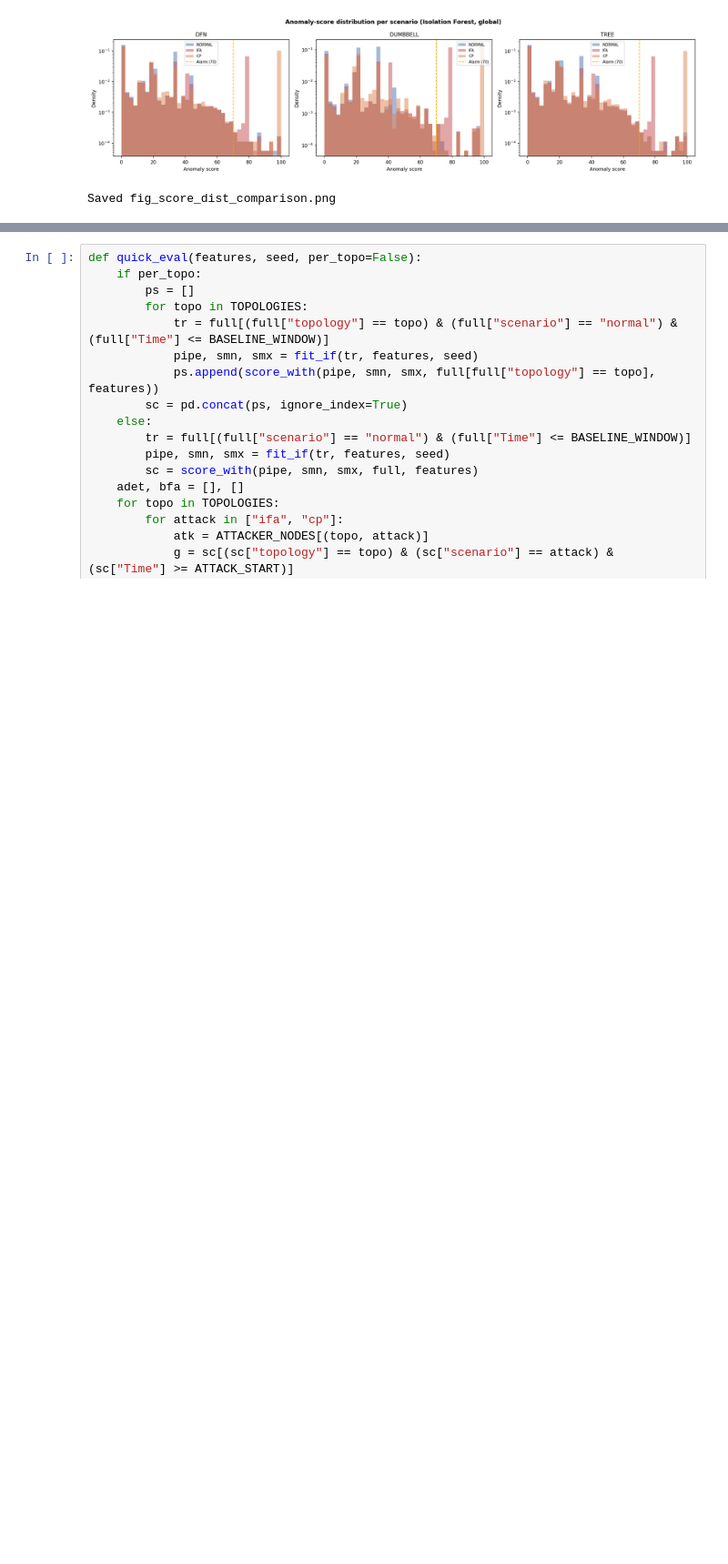
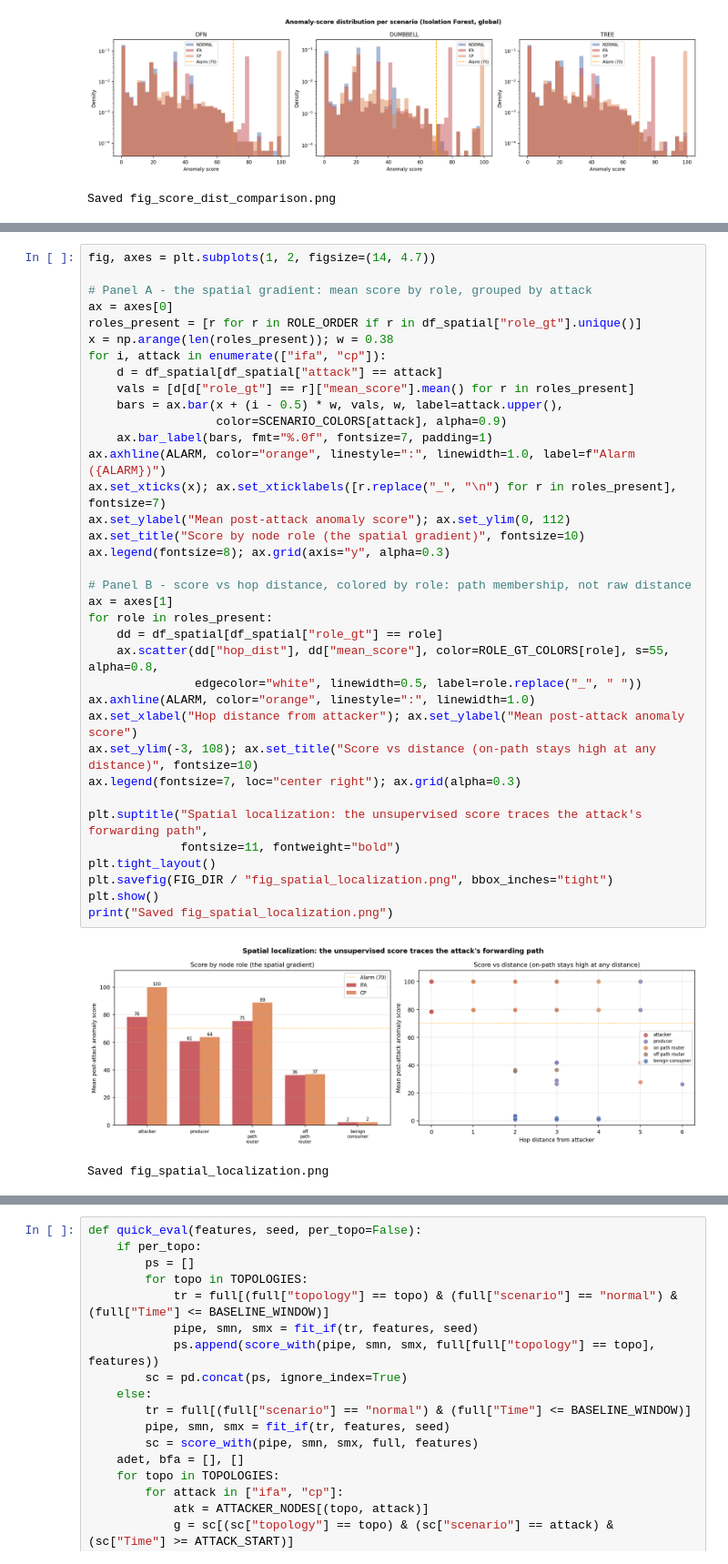
Before and after one commit to ankitpokhrel08/ndn_research_work, a Jupyter notebook: NDNsim/notebooks/03_updated_detection.ipynb, the cells around one changed output, grey strips where cells are left out. Shown at 91% size. Drawn from its saved outputs; the diff is of its cells as text; blank space fills up the shorter version.

```diff
--- a/NDNsim/notebooks/03_updated_detection.ipynb
+++ b/NDNsim/notebooks/03_updated_detection.ipynb
@@ -379 +478,40 @@ Saved fig_score_dist_comparison.png
+# %%
+fig, axes = plt.subplots(1, 2, figsize=(14, 4.7))
+
+# Panel A - the spatial gradient: mean score by role, grouped by attack
+ax = axes[0]
+roles_present = [r for r in ROLE_ORDER if r in df_spatial["role_gt"].unique()]
+x = np.arange(len(roles_present)); w = 0.38
+for i, attack in enumerate(["ifa", "cp"]):
+    d = df_spatial[df_spatial["attack"] == attack]
+    vals = [d[d["role_gt"] == r]["mean_score"].mean() for r in roles_present]
+    bars = ax.bar(x + (i - 0.5) * w, vals, w, label=attack.upper(),
+                  color=SCENARIO_COLORS[attack], alpha=0.9)
+    ax.bar_label(bars, fmt="%.0f", fontsize=7, padding=1)
+ax.axhline(ALARM, color="orange", linestyle=":", linewidth=1.0, label=f"Alarm ({ALARM})")
+ax.set_xticks(x); ax.set_xticklabels([r.replace("_", "\n") for r in roles_present], fontsize=7)
+ax.set_ylabel("Mean post-attack anomaly score"); ax.set_ylim(0, 112)
+ax.set_title("Score by node role (the spatial gradient)", fontsize=10)
+ax.legend(fontsize=8); ax.grid(axis="y", alpha=0.3)
+
+# Panel B - score vs hop distance, colored by role: path membership, not raw distance
+ax = axes[1]
+for role in roles_present:
+    dd = df_spatial[df_spatial["role_gt"] == role]
+    ax.scatter(dd["hop_dist"], dd["mean_score"], color=ROLE_GT_COLORS[role], s=55, alpha=0.8,
+               edgecolor="white", linewidth=0.5, label=role.replace("_", " "))
+ax.axhline(ALARM, color="orange", linestyle=":", linewidth=1.0)
+ax.set_xlabel("Hop distance from attacker"); ax.set_ylabel("Mean post-attack anomaly score")
+ax.set_ylim(-3, 108); ax.set_title("Score vs distance (on-path stays high at any distance)", fontsize=10)
+ax.legend(fontsize=7, loc="center right"); ax.grid(alpha=0.3)
+
+plt.suptitle("Spatial localization: the unsupervised score traces the attack's forwarding path",
+             fontsize=11, fontweight="bold")
+plt.tight_layout()
+plt.savefig(FIG_DIR / "fig_spatial_localization.png", bbox_inches="tight")
+plt.show()
+print("Saved fig_spatial_localization.png")
+# %% [output]
+[figure, added]
+Saved fig_spatial_localization.png
 # %% [markdown]
```
Also changed, not shown: parts of 4 cells of this notebook, 3 other files.
